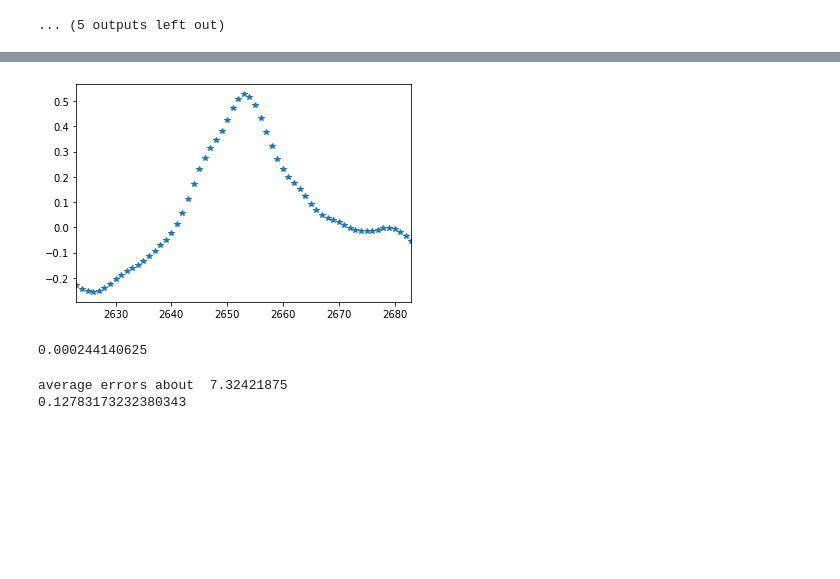
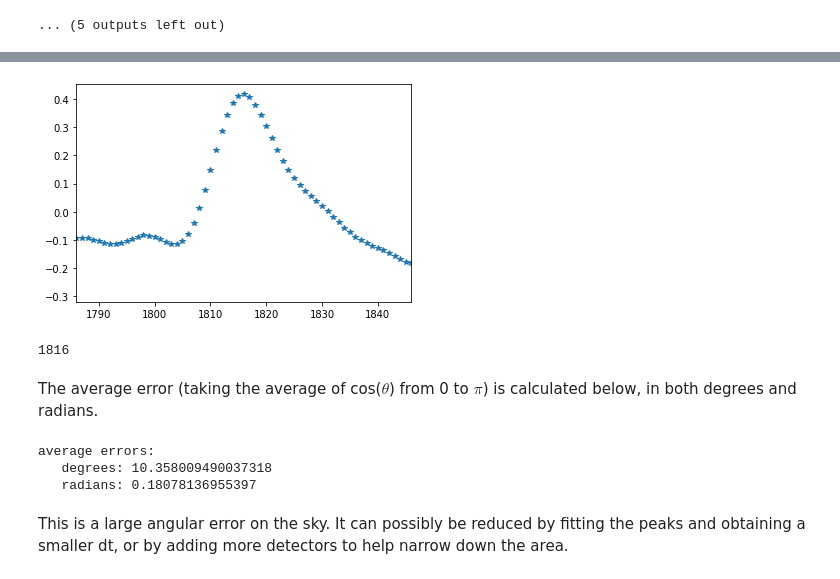
Before and after one commit to lizzord/phys512hw, a Jupyter notebook: problemset5/Question1.ipynb, the cells around one changed output, grey strips where cells are left out. Cells and saved outputs as stored; diff of their text form; code cells hidden in the pictures; blank space fills up the shorter version.

```diff
--- a/problemset5/Question1.ipynb
+++ b/problemset5/Question1.ipynb
@@ -728,30 +692,41 @@ closest idx, freq is :  210 6.5625
 # %%
 # PART F
 #time difference, gives path length difference on sky, gives a ring of where it's coming from.
 # how WELL can we LOCALIZE it. look closer at correlation
 
 def localize_event(data):
 
     idx_max = int(np.where(np.abs(data)==np.max(np.abs(data)))[0])
 
     zoom = 30
     mpl.figure()
     mpl.plot(data, '*')
     mpl.xlim([-zoom + idx_max, zoom + idx_max])
     mpl.show()
 
-localize_event(search)
-print(dt)
+    return idx_max
+
+localize_event(corr_output_all[0, 2])
 #can generally localize to within 2 dt. two timesteps.
 # %% [output]
-[figure, old version]
+[figure, new version]
-0.000244140625
+1816
+# %% [markdown]
+The average error (taking the average of cos($\theta$) from 0 to $\pi$) is calculated below, in both degrees and radians.
 # %%
-dtheta = 1/2 * dt * (3*10**8) / 5000
-print('average errors about ', dtheta)
+#pick a file, any file
+fname = files[0, 2]
+strain, dt, utc = read_file(fname)
 
+dtheta = 1/2 * np.sqrt(2) * dt * (3*10**8) / 5000
 dtheta_rad = dtheta * np.pi/180
-print(dtheta_rad)
+
+print('average errors:')
+print('   degrees:', dtheta)
+print('   radians:', dtheta_rad)
 # %% [output]
-average errors about  7.32421875
-0.12783173232380343
+average errors:
+   degrees: 10.358009490037318
+   radians: 0.18078136955397
+# %% [markdown]
+This is a large angular error on the sky. It can possibly be reduced by fitting the peaks and obtaining a smaller dt, or by adding more detectors to help narrow down the area.
```
Also changed, not shown: parts of 15 cells of this notebook.
